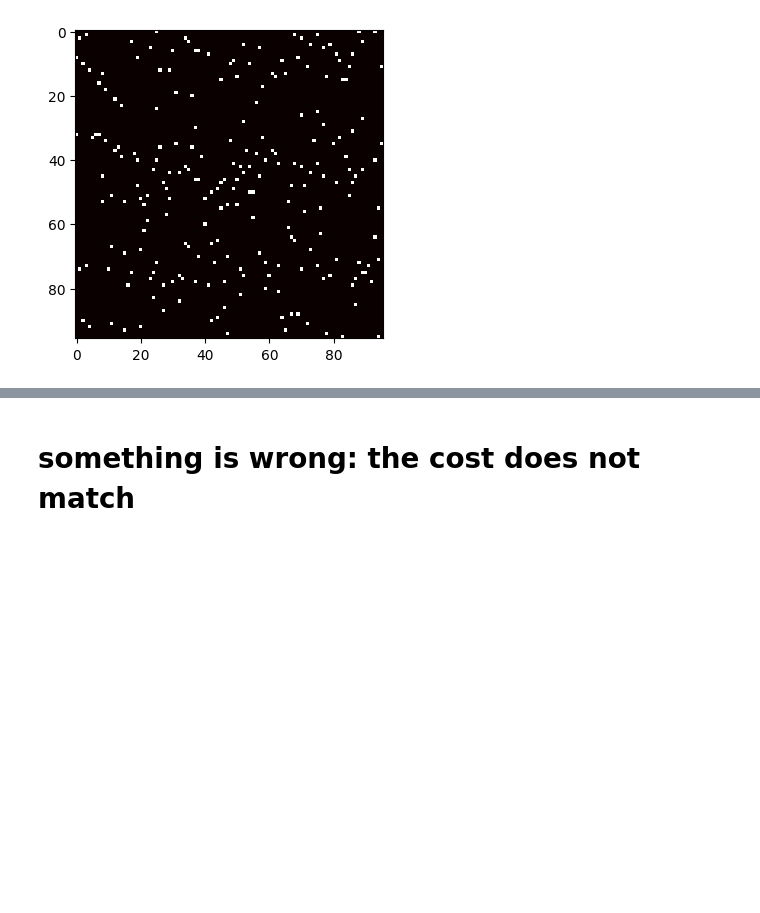
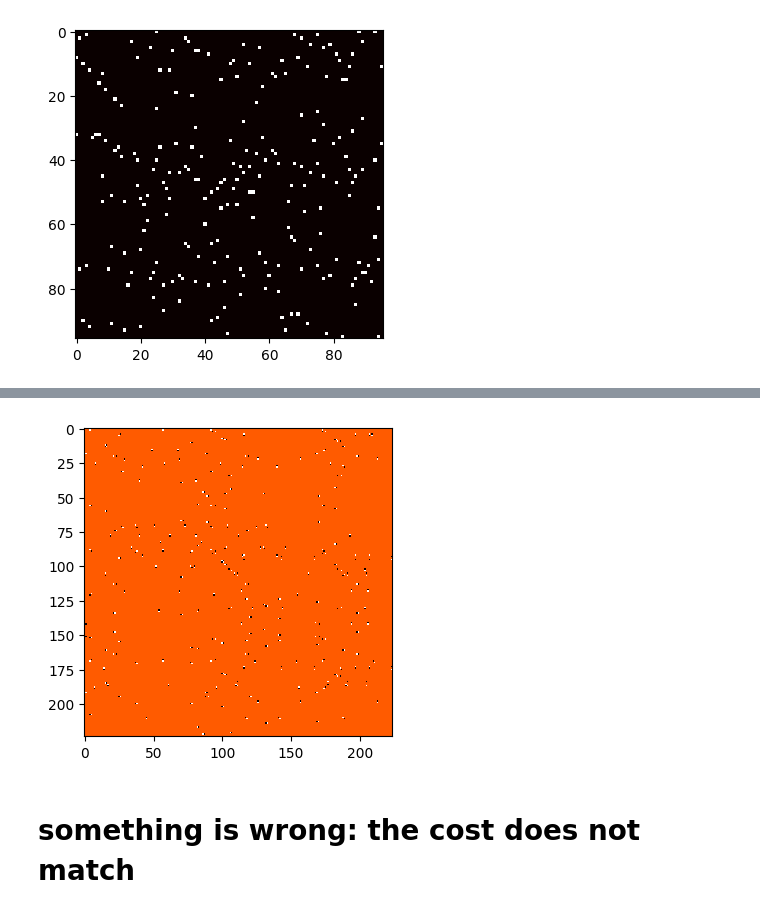
Before and after one commit to wuRoy/CVRP_pipette_scheduling, a Jupyter notebook: notebooks/VRP_scheduling.ipynb, the cells around one changed output, grey strips where cells are left out. Cells and saved outputs as stored; diff of their text form; code cells hidden in the pictures; blank space fills up the shorter version.

Commit message:
update distance inconsistency error

```diff
--- a/notebooks/VRP_scheduling.ipynb
+++ b/notebooks/VRP_scheduling.ipynb
@@ -93,3 +96,25 @@ solution cost=177
+# %%
+from src.QAP_solver import calculate_S_E, calculate_D_prime
+
+jobs = np.argwhere(a)
+
+D = np.ones((96,96))
+for i in range(96):
+    for j in range(96):
+        if i//8 == j//8:
+            if i-j == -1:
+                D[i,j] = 0
+
+S, E = calculate_S_E(jobs)
+D_prime = calculate_D_prime(D, S, np.dot(E, test_P))
+D_prime
+
+update_jobs = np.argwhere(np.dot(a, test_P))
+distance_matrix = calculate_distance_matrix(update_jobs)
+
+show_matrix(D_prime - distance_matrix[1:, 1:])
+# %% [output]
+[figure, added]
 # %% [markdown]
 # something is wrong: the cost does not match
 # %%
```
Also changed, not shown: parts of 3 cells of this notebook, 1 other file.
